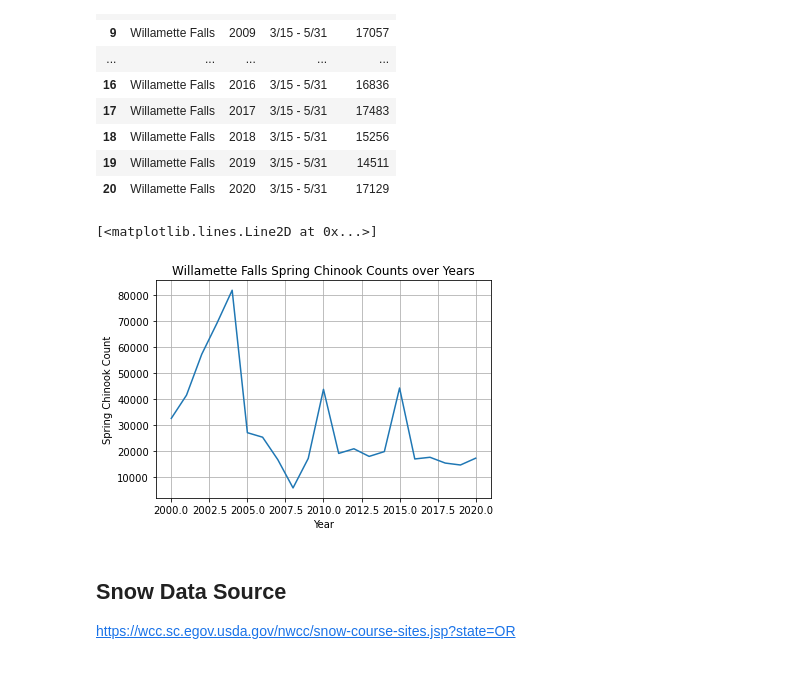
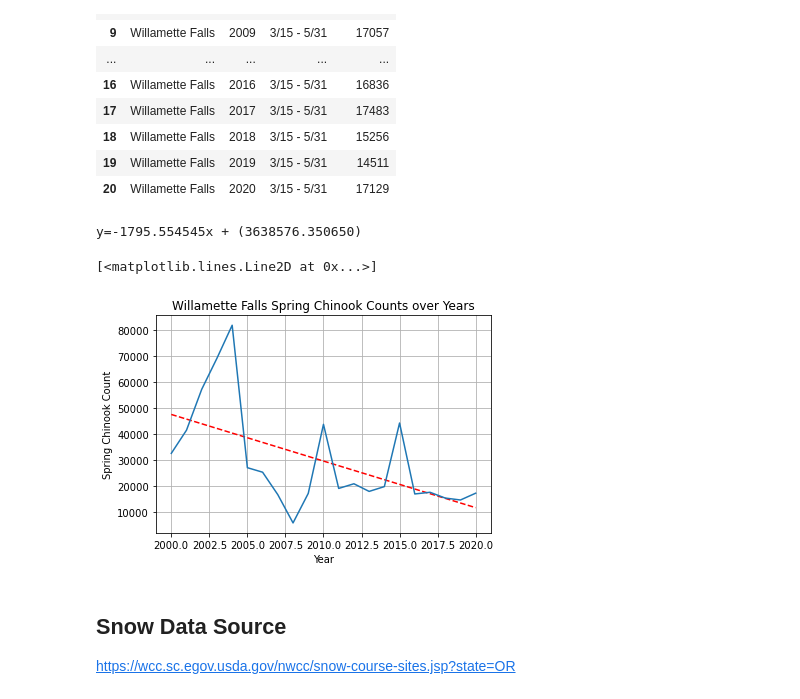
Before and after one commit to jayhjman/bootcamp-project1, a Jupyter notebook: Chinook-Salmon.ipynb, the cells around one changed output. Cells and saved outputs as stored; diff of their text form; code cells hidden in the pictures.

```diff
--- a/Chinook-Salmon.ipynb
+++ b/Chinook-Salmon.ipynb
@@ -89,16 +95,23 @@ willamette_salmon_df
 | 19 | Willamette Falls | 2019 | 3/15 - 5/31 | 14511 |
 | 20 | Willamette Falls | 2020 | 3/15 - 5/31 | 17129 |
 # %%
+# Calculate a trend line
+z = np.polyfit(willamette_salmon_df["Year"], willamette_salmon_df["Chinook"], 1)
+p = np.poly1d(z)
+print("y=%.6fx + (%.6f)"%(z[0],z[1]))
+
 # Quick Plot of the Spring Chinook Counts over Years
 fig, ax = plt.subplots()
 ax.set_xlabel("Year")
 ax.set_ylabel("Spring Chinook Count")
 ax.set_title("Willamette Falls Spring Chinook Counts over Years")
 ax.grid(True)
+ax.plot(willamette_salmon_df["Year"],p(willamette_salmon_df["Year"]),"r--")
 ax.plot(willamette_salmon_df["Year"], willamette_salmon_df["Chinook"] )
 # %% [output]
-[<matplotlib.lines.Line2D at 0x...>]
+y=-1795.554545x + (3638576.350650)
+[<matplotlib.lines.Line2D at 0x...>]
-[figure, old version]
+[figure, new version]
 # %% [markdown]
 ## Snow Data Source
 
```
Also changed, not shown: parts of 2 cells of this notebook.
